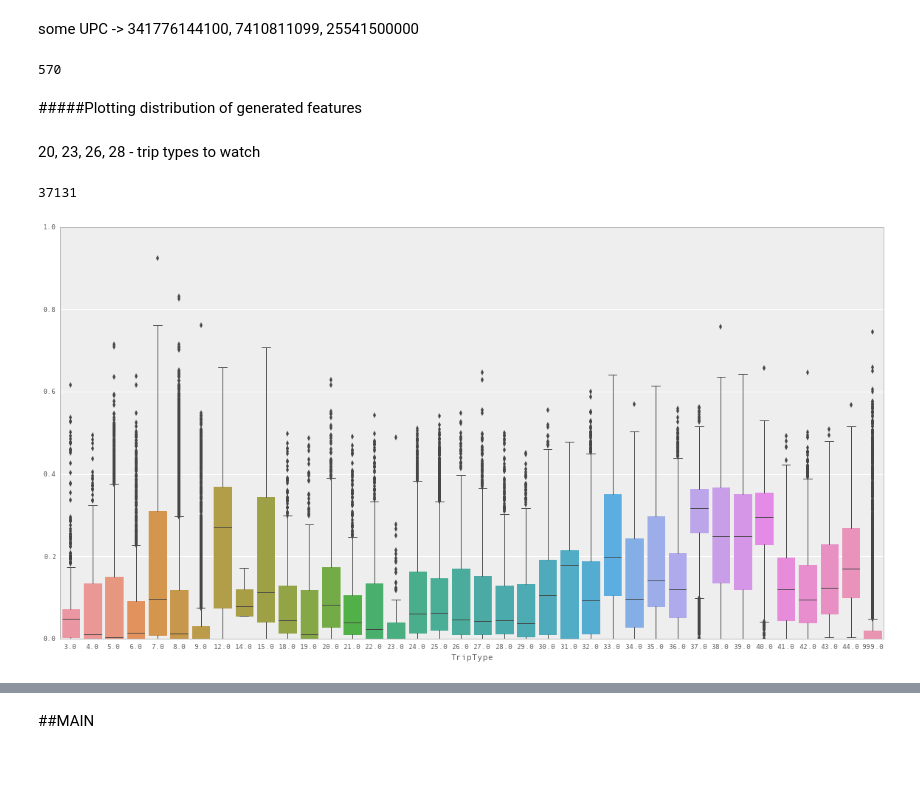
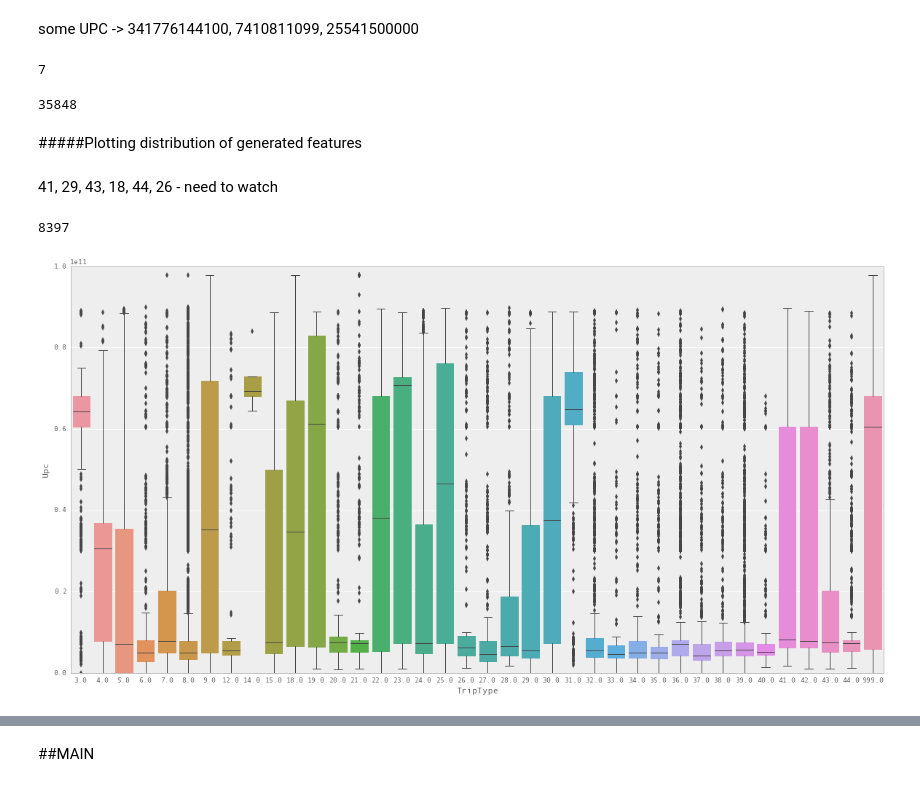
Before and after one commit to shayakhmetov/walmart-trip-type, a Jupyter notebook: walmart.ipynb, the cells around one changed output, grey strips where cells are left out. Cells and saved outputs as stored; diff of their text form; code cells hidden in the pictures.

Commit message:
silly but useful features added (like median upc)

```diff
--- a/walmart.ipynb
+++ b/walmart.ipynb
@@ -78,13 +78,14 @@ def encode_features(data):
     to_dummies['FinelineNumber'] = most_freq_dummies(data.FinelineNumber, data.FinelineNumberFreq, threshold=0.1)
 
     data['UpcManufacturerFreq'] = get_frequence_feature(data.UpcManufacturer)
-    to_dummies['UpcManufacturer'] = most_freq_dummies(data.UpcManufacturer, data.UpcManufacturerFreq, threshold=0.05)
+    to_dummies['UpcManufacturer'] = most_freq_dummies(data.UpcManufacturer, data.UpcManufacturerFreq, threshold=0.016)
 
     data['UpcProductFreq'] = get_frequence_feature(data.UpcProduct)
-    to_dummies['UpcProduct'] = most_freq_dummies(data.UpcProduct, data.UpcProductFreq, threshold=0.03)
+    to_dummies['UpcProduct'] = most_freq_dummies(data.UpcProduct, data.UpcProductFreq, threshold=0.04)
 
     data['DepartmentFreq'] = get_frequence_feature(data.DepartmentDescription)
     data['UpcFreq'] = get_frequence_feature(data.Upc)
+
     return data, to_dummies
 
 data = train.append(test)
@@ -114,6 +115,8 @@ for column in columns_complement:
 
 del agg_dict, columns, columns_complement
 gc.collect()
+# %% [output]
+7
 # %%
 def construct_grouped_features(data):
 
@@ -122,10 +125,12 @@ def construct_grouped_features(data):
     data['MedianScanCount'] = data.ScanCount.map(lambda x: np.median(x))
     data['StdScanCount'] = data.ScanCount.map(lambda x: np.max(x))
 
-
     data['ModeFinelineNumber'] = data.FinelineNumber.map(lambda x: np.argmax(np.bincount(x)))
     data['ModeUpcManufacturer'] = data.UpcManufacturer.map(lambda x: np.argmax(np.bincount(x)))
     data['ModeUpcProduct'] = data.UpcProduct.map(lambda x: np.argmax(np.bincount(x)))
+
+    data['MedianUpcManufacturer'] = data.UpcManufacturer.map(lambda x: np.median(x))
+    data['MedianUpc'] = data.Upc.map(lambda x: np.median(x))
 
     data['MeanDiffUMrUpt'] = (data.UpcManufacturerFreq - data.UpcProductFreq).map(lambda x: np.mean(x))
     data['MeanDiffFlNUMr'] = (data.FinelineNumberFreq - data.UpcManufacturerFreq).map(lambda x: np.mean(x))
@@ -148,6 +153,9 @@ def construct_grouped_features(data):
 
     data['MedianFlNnUptnUMr'] = (data.UpcProductFreq + data.UpcManufacturerFreq +
                                  data.FinelineNumberFreq).map(lambda x: np.median(x))
+    data['StdFlNnUptnUMr'] = (data.UpcProductFreq + data.UpcManufacturerFreq +
+                                 data.FinelineNumberFreq).map(lambda x: np.std(x))
+
     return data
 
 train_grouped = construct_grouped_features(train_grouped)
@@ -155,20 +163,20 @@ train_grouped = construct_grouped_features(train_grouped)
 test_grouped = construct_grouped_features(test_grouped)
 gc.collect()
 # %% [output]
-570
+35848
 # %% [markdown]
 #####Plotting distribution of generated features
-# %% [markdown]
-20, 23, 26, 28 - trip types to watch
+# %% [markdown]
+41, 29, 43, 18, 44, 26 - need to watch
 # %%
 temp = train_grouped.sort('TripType')
-temp_feature = ((temp.UpcManufacturerFreq - temp.FinelineNumberFreq)/(temp.UpcProductFreq + 1)).map(lambda x: np.std(x))
+temp_feature = (temp.Upc).map(lambda x: np.median(x))
 sns.boxplot(temp.TripType, temp_feature)
 del temp, temp_feature
 gc.collect()
 # %% [output]
-37131
+8397
-[figure, old version]
+[figure, new version]
 # %%
 def construct_dummy_features(data, dummy_columns):
     data = pd.get_dummies(data, sparse=True, dummy_na=False, columns=dummy_columns)
```
Also changed, not shown: parts of 7 cells of this notebook.
